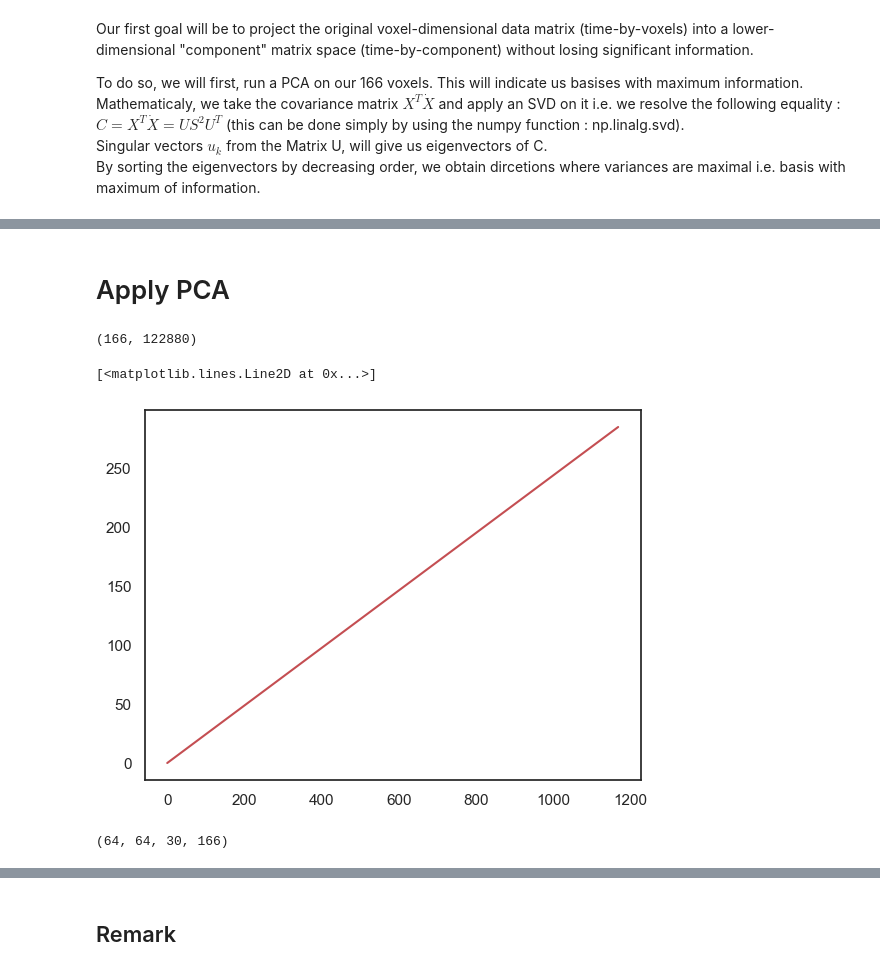
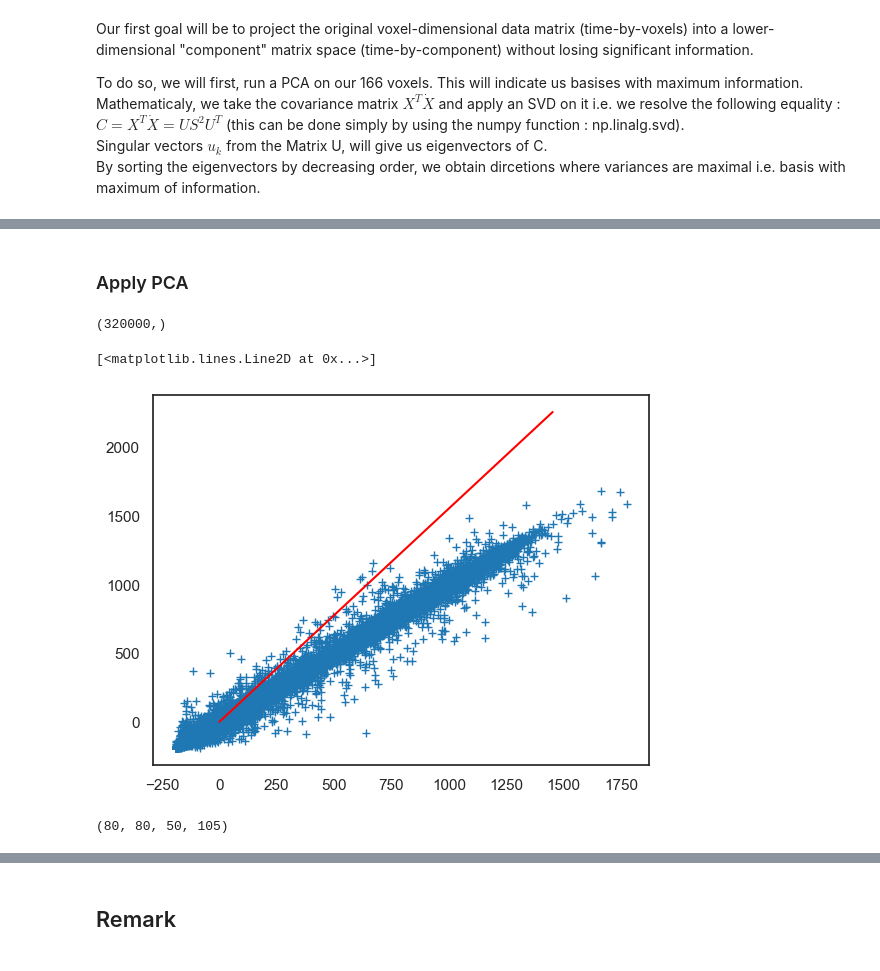
Before and after one commit to mkondracki/miniproject2, a Jupyter notebook: project2.ipynb, the cells around one changed output, grey strips where cells are left out. Saved outputs shown, nothing was run; the diff lists cells and outputs as text; code cells hidden in the pictures.

```diff
--- a/project2.ipynb
+++ b/project2.ipynb
@@ -70,7 +71,7 @@ Requirement already satisfied: nose in c:\users\maxim\anaconda3\envs\nx-421\lib\
 # %% [markdown]
 # load the data  (TODO : importer les autres datas de open neuro)
 # %%
-img = nib.load('sub-03_func_sub-03_task-dis_run-01_bold.nii')
+img = nib.load('sub-control01_func_sub-control01_task-music_run-1_bold.nii')
 data = img.get_data()
 data.shape
 # %% [output]
@@ -249,39 +307,33 @@ array([ 6.63173220e-14,  5.11590770e-14, -6.63173220e-14,  1.89478063e-15,
 # %% [markdown]
-# Apply PCA
+### Apply PCA ###
 # %%
 X_d.shape
+print(X_d[2].shape)
 # %% [output]
-(166, 122880)
+(320000,)
 # %%
 # Compute the covariance matrix
-covariance_matrix = X_d@X_d.T
+covariance_matrix_d = X_d@X_d.T
 
 # Apply SVD to get U, S, VT matrices from covariance matrix
-U, S, VT = np.linalg.svd(covariance_matrix)
+U_d, S, VT = np.linalg.svd(covariance_matrix_d)
 
 # Plot the signal in the first row against the signal in the second
 # Plot line corresponding to a scaled version of the first principal component
-#plt.plot(X_d[0], X[1], '+') we don't plot anymore the 2 first but 166 first, so we don't...
-scaled_u = U[0, :] *-15000
+plt.plot(X_d[0], X_d[1], '+') #we don't plot anymore the 2 first but 166 first, so we don't...
+scaled_u = U_d[0, :] *-15000
 plt.plot([0, scaled_u[0]], [0, scaled_u[1]], 'r-')
 # %% [output]
 [<matplotlib.lines.Line2D at 0x...>]
-[figure, old version]
+[figure, new version]
 # %%
 # Calculate the scalar projections for projecting X onto the vectors in U.
 # Put the result into a new array C.
-C = U.T.dot(d)
-C.shape
+C_d = U_d.T@d
 
 # Transpose C
 # Reshape the first dimension of C to have the 3D shape of the original data volumes.
-C_vols = C.T.reshape(vol_shape + (d.shape[0],))
-print(C_vols.shape)
-
-#- Break 4D array into 3D volumes
-vol0 = C_vols[..., 0]
-vol1 = C_vols[..., 1]
-vol10 = C_vols[..., 10]
-vol50 = C_vols[..., 50]
+C_vols_d = C_d.T.reshape(vol_shape + (d.shape[0],))
+print(C_vols_d.shape)
 # %% [output]
-(64, 64, 30, 166)
+(80, 80, 50, 105)
```
Also changed, not shown: parts of 34 cells of this notebook, 2 other files.
